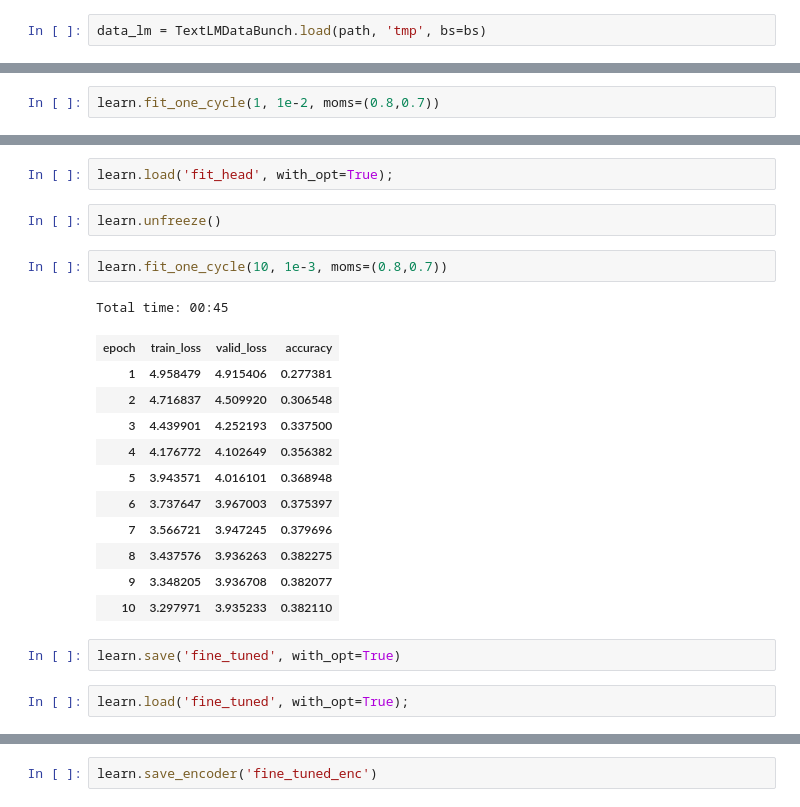
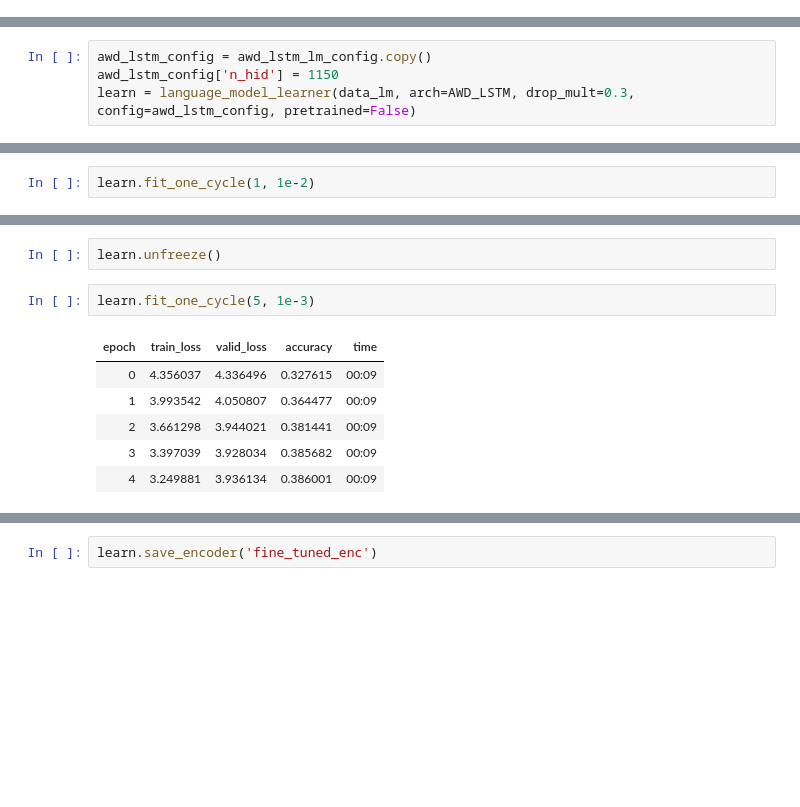
Before and after one commit to goru001/nlp-for-gujarati, a Jupyter notebook: classification/Gujarati_Classification_Model.ipynb, the cells around one changed output, grey strips where cells are left out. Drawn from its saved outputs; the diff is of its cells as text; blank space fills up the shorter version.

```diff
--- a/classification/Gujarati_Classification_Model.ipynb
+++ b/classification/Gujarati_Classification_Model.ipynb
@@ -121,5 +122,3 @@ bs=48
-# %%
-data_lm = TextLMDataBunch.load(path, 'tmp', bs=bs)
 # %%
 data_lm.show_batch()
 # %% [output]
@@ -134,3 +131,7 @@ learn = language_model_learner(data_lm, drop_mult=0.3)
+# %%
+awd_lstm_config = awd_lstm_lm_config.copy()
+awd_lstm_config['n_hid'] = 1150
+learn = language_model_learner(data_lm, arch=AWD_LSTM, drop_mult=0.3, config=awd_lstm_config, pretrained=False)
 # %%
 # Loading the pretrained language model on gujarati wikipedia
 learn.load('/home/gaurav/PycharmProjects/nlp-for-gujarati/language-model/GujaratiDataset/models/third_gu_lm', with_opt=True)
@@ -165,5 +167,5 @@ learn.recorder.plot()
 # %%
 learn.freeze()
 # %%
-learn.fit_one_cycle(1, 1e-2, moms=(0.8,0.7))
+learn.fit_one_cycle(1, 1e-2)
 # %% [output]
@@ -175,26 +174,14 @@ learn.save('fit_head', with_opt=True)
-# %%
-learn.load('fit_head', with_opt=True);
 # %%
 learn.unfreeze()
 # %%
-learn.fit_one_cycle(10, 1e-3, moms=(0.8,0.7))
+learn.fit_one_cycle(5, 1e-3)
 # %% [output]
-Total time: 00:45
-| epoch | train_loss | valid_loss | accuracy |
-| 1 | 4.958479 | 4.915406 | 0.277381 |
-| 2 | 4.716837 | 4.509920 | 0.306548 |
-| 3 | 4.439901 | 4.252193 | 0.337500 |
-| 4 | 4.176772 | 4.102649 | 0.356382 |
-| 5 | 3.943571 | 4.016101 | 0.368948 |
-| 6 | 3.737647 | 3.967003 | 0.375397 |
-| 7 | 3.566721 | 3.947245 | 0.379696 |
-| 8 | 3.437576 | 3.936263 | 0.382275 |
-| 9 | 3.348205 | 3.936708 | 0.382077 |
-| 10 | 3.297971 | 3.935233 | 0.382110 |
+| epoch | train_loss | valid_loss | accuracy | time |
+| 0 | 4.356037 | 4.336496 | 0.327615 | 00:09 |
+| 1 | 3.993542 | 4.050807 | 0.364477 | 00:09 |
+| 2 | 3.661298 | 3.944021 | 0.381441 | 00:09 |
+| 3 | 3.397039 | 3.928034 | 0.385682 | 00:09 |
+| 4 | 3.249881 | 3.936134 | 0.386001 | 00:09 |
-# %%
-learn.save('fine_tuned', with_opt=True)
-# %%
-learn.load('fine_tuned', with_opt=True);
 # %%
 learn.predict('શાહરૂખ ખાન સાથે',n_words=10)
 # %% [output]
```
Also changed, not shown: parts of 46 cells of this notebook, 7 other files.
